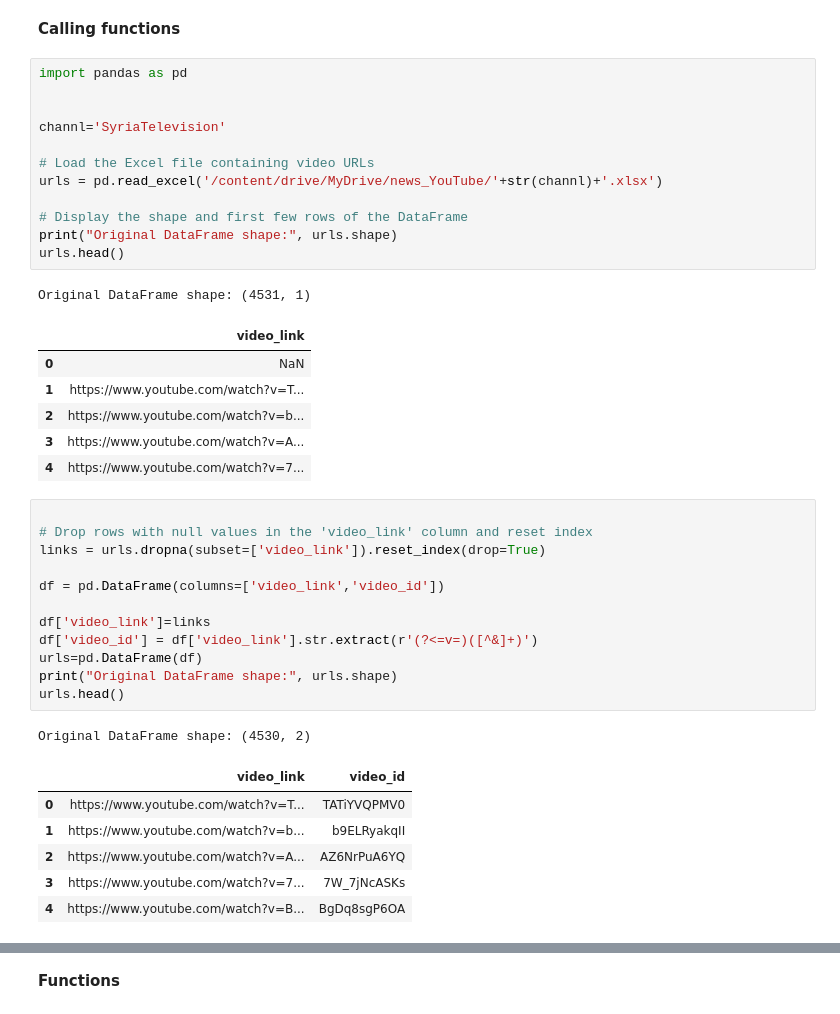
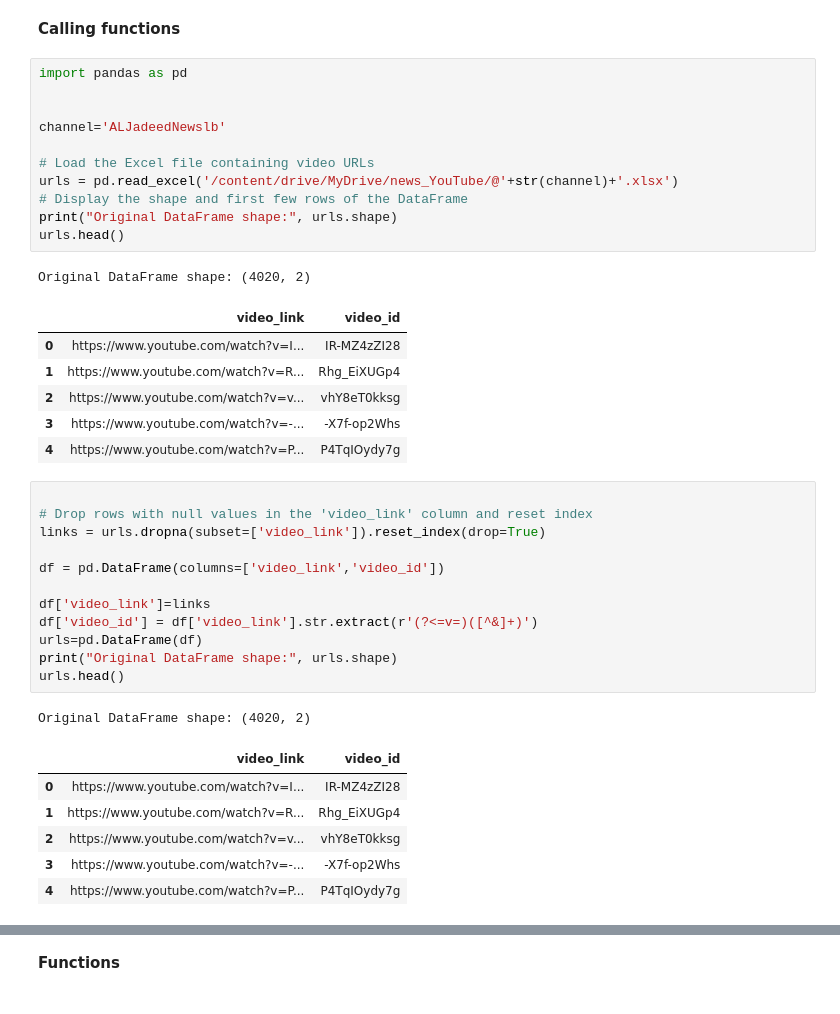
Before and after one commit to hezam2022/Arabic-news-and-public-opinion-dataset-from-YouTube, a Jupyter notebook: Arabic_news_and_public_opinion_dataset_from_YouTube.ipynb, the cells around one changed output, grey strips where cells are left out. Cells and saved outputs as stored; diff of their text form.

```diff
--- a/Arabic_news_and_public_opinion_dataset_from_YouTube.ipynb
+++ b/Arabic_news_and_public_opinion_dataset_from_YouTube.ipynb
@@ -133,23 +167,22 @@ unique links:  4531
 # %%
 import pandas as pd
 
 
-channl='SyriaTelevision'
+channel='ALJadeedNewslb'
 
 # Load the Excel file containing video URLs
-urls = pd.read_excel('/content/drive/MyDrive/news_YouTube/'+str(channl)+'.xlsx')
-
+urls = pd.read_excel('/content/drive/MyDrive/news_YouTube/@'+str(channel)+'.xlsx')
 # Display the shape and first few rows of the DataFrame
 print("Original DataFrame shape:", urls.shape)
 urls.head()
 # %% [output]
-Original DataFrame shape: (4531, 1)
+Original DataFrame shape: (4020, 2)
-|  | video_link |
-| 0 | NaN |
-| 1 | https://www.youtube.com/watch?v=T... |
-| 2 | https://www.youtube.com/watch?v=b... |
-| 3 | https://www.youtube.com/watch?v=A... |
-| 4 | https://www.youtube.com/watch?v=7... |
+|  | video_link | video_id |
+| 0 | https://www.youtube.com/watch?v=I... | IR-MZ4zZI28 |
+| 1 | https://www.youtube.com/watch?v=R... | Rhg_EiXUGp4 |
+| 2 | https://www.youtube.com/watch?v=v... | vhY8eT0kksg |
+| 3 | https://www.youtube.com/watch?v=-... | -X7f-op2Whs |
+| 4 | https://www.youtube.com/watch?v=P... | P4TqIOydy7g |
 # %%
 
 # Drop rows with null values in the 'video_link' column and reset index
@@ -163,10 +196,10 @@ urls=pd.DataFrame(df)
 print("Original DataFrame shape:", urls.shape)
 urls.head()
 # %% [output]
-Original DataFrame shape: (4530, 2)
+Original DataFrame shape: (4020, 2)
 |  | video_link | video_id |
-| 0 | https://www.youtube.com/watch?v=T... | TATiYVQPMV0 |
-| 1 | https://www.youtube.com/watch?v=b... | b9ELRyakqII |
-| 2 | https://www.youtube.com/watch?v=A... | AZ6NrPuA6YQ |
-| 3 | https://www.youtube.com/watch?v=7... | 7W_7jNcASKs |
-| 4 | https://www.youtube.com/watch?v=B... | BgDq8sgP6OA |
+| 0 | https://www.youtube.com/watch?v=I... | IR-MZ4zZI28 |
+| 1 | https://www.youtube.com/watch?v=R... | Rhg_EiXUGp4 |
+| 2 | https://www.youtube.com/watch?v=v... | vhY8eT0kksg |
+| 3 | https://www.youtube.com/watch?v=-... | -X7f-op2Whs |
+| 4 | https://www.youtube.com/watch?v=P... | P4TqIOydy7g |
```
Also changed, not shown: parts of 18 cells of this notebook.
